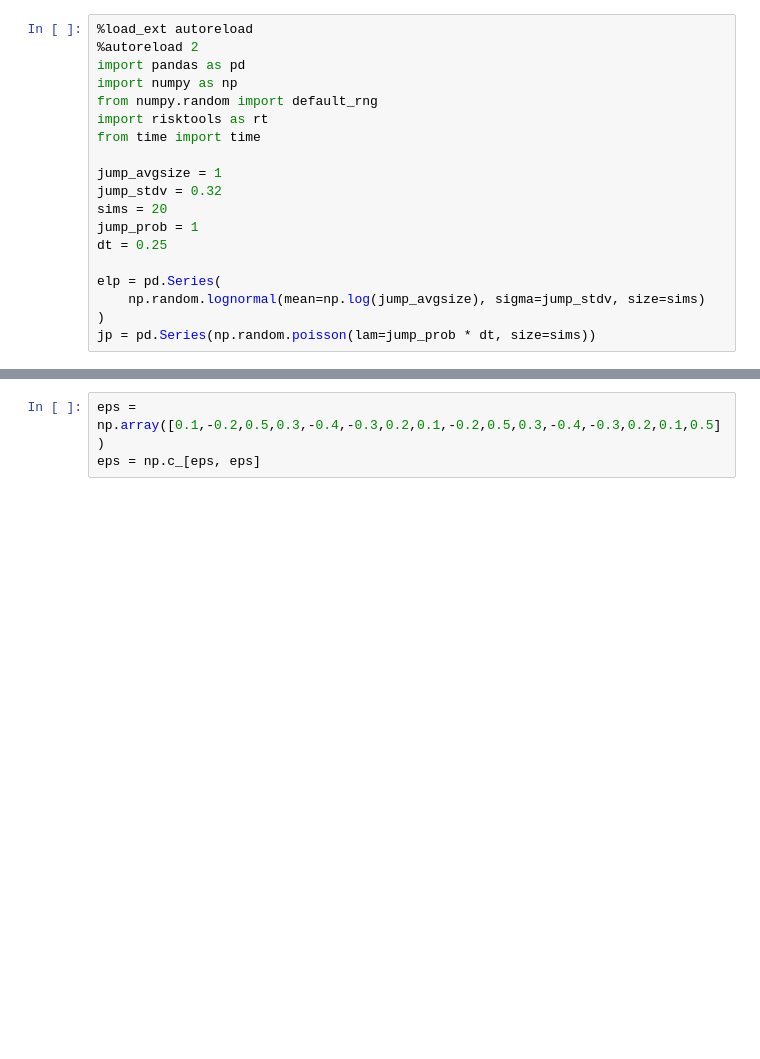
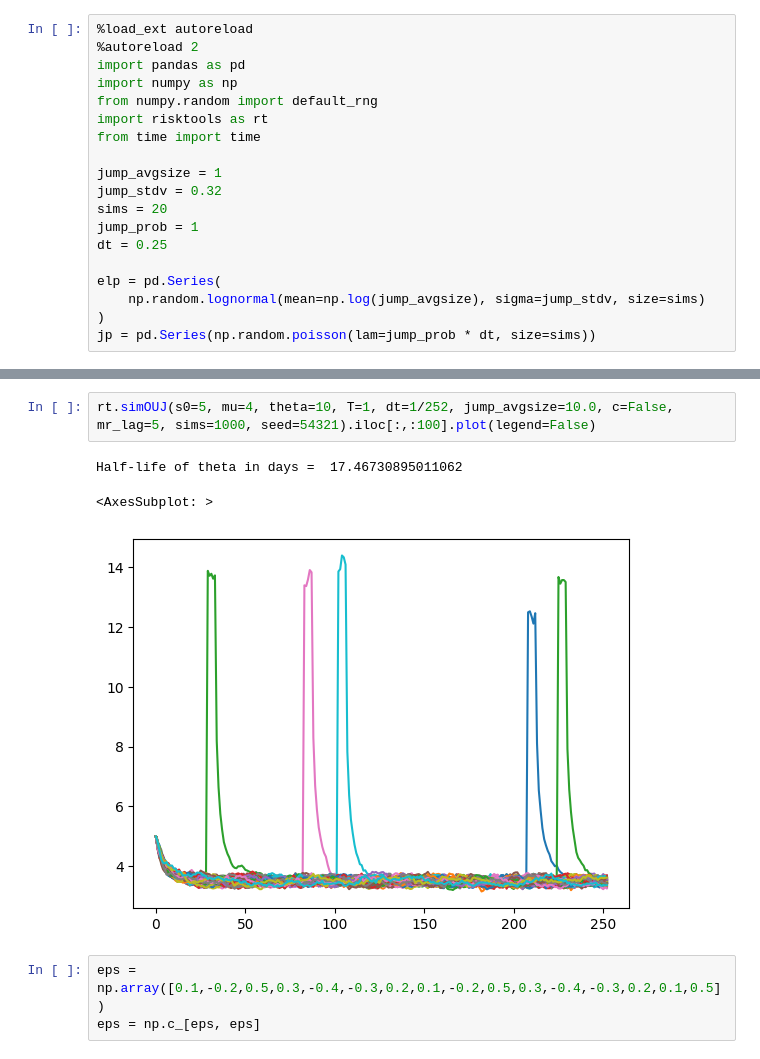
Before and after one commit to bbcho/risktools-dev, a Jupyter notebook: notebooks/simOUJ.ipynb, the cells around one changed output, grey strips where cells are left out. Drawn from its saved outputs; the diff is of its cells as text; blank space fills up the shorter version.

```diff
--- a/notebooks/simOUJ.ipynb
+++ b/notebooks/simOUJ.ipynb
@@ -27,3 +42,9 @@ Half-life of theta in days =  8.73365447505531
+# %%
+rt.simOUJ(s0=5, mu=4, theta=10, T=1, dt=1/252, jump_avgsize=10.0, c=False, mr_lag=5, sims=1000, seed=54321).iloc[:,:100].plot(legend=False)
+# %% [output]
+Half-life of theta in days =  17.46730895011062
+<AxesSubplot: >
+[figure, added]
 # %%
 eps = np.array([0.1,-0.2,0.5,0.3,-0.4,-0.3,0.2,0.1,-0.2,0.5,0.3,-0.4,-0.3,0.2,0.1,0.5])
 eps = np.c_[eps, eps]
```
Also changed, not shown: parts of 3 cells of this notebook, 4 other files.
